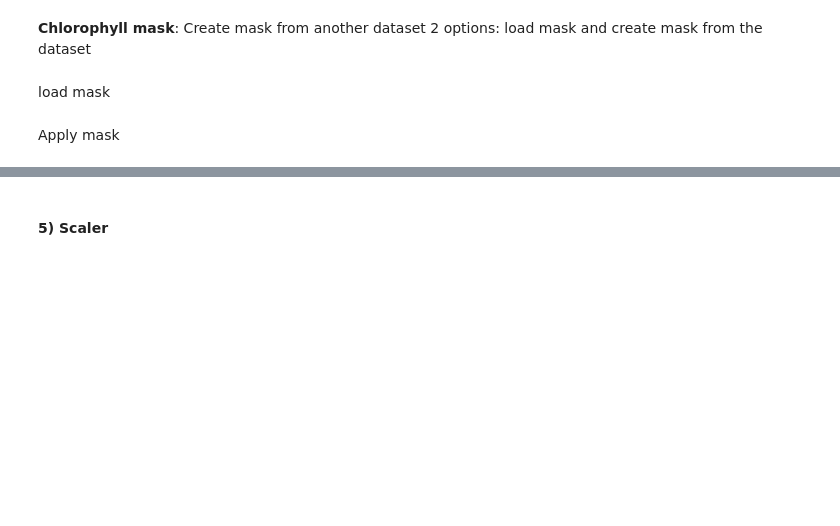
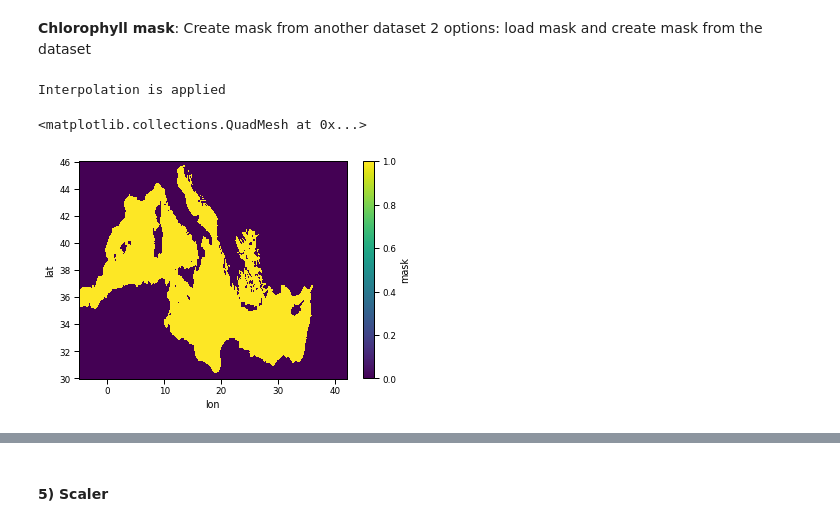
Before and after one commit to euroargodev/BlueCloud, a Jupyter notebook: ModelDevelopment_OceanRegimes.ipynb, the cells around one changed output, grey strips where cells are left out. Cells and saved outputs as stored; diff of their text form; code cells hidden in the pictures; blank space fills up the shorter version.

```diff
--- a/ModelDevelopment_OceanRegimes.ipynb
+++ b/ModelDevelopment_OceanRegimes.ipynb
@@ -152,4 +162,7 @@ sampling_dims
 __Chlorophyll mask__: Create mask from another dataset
 2 options: load mask and create mask from the dataset
 # %%
-X, mask = delate_NaNs(ds, X, mask_path='datasets/Mediterranean_mask.nc')
+X, mask = delate_NaNs(X, var_name =var_name, mask_path='datasets/Mediterranean_mask.nc')
+X
+# %% [output]
+Interpolation is applied
@@ -161,5 +169,7 @@ list(X.dims)
 # %%
-#plot mask
-mask.isel(feature=0).plot();
+mask['mask'].plot()
+# if create mask is a 3d mask
+mask['mask'].isel(feature=0).plot();
+# %% [output]
+<matplotlib.collections.QuadMesh at 0x...>
+[figure, added]
-# %% [markdown]
-load mask
@@ -175,2 +175,0 @@ stacked_mask
-# %% [markdown]
-Apply mask
```
Also changed, not shown: parts of 20 cells of this notebook, 2 other files.
